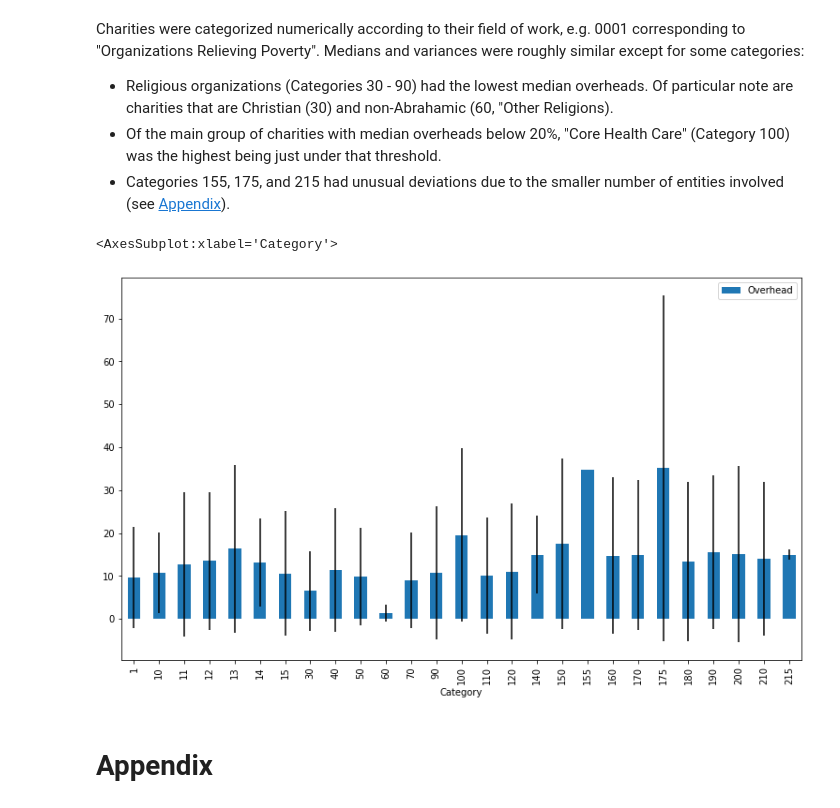
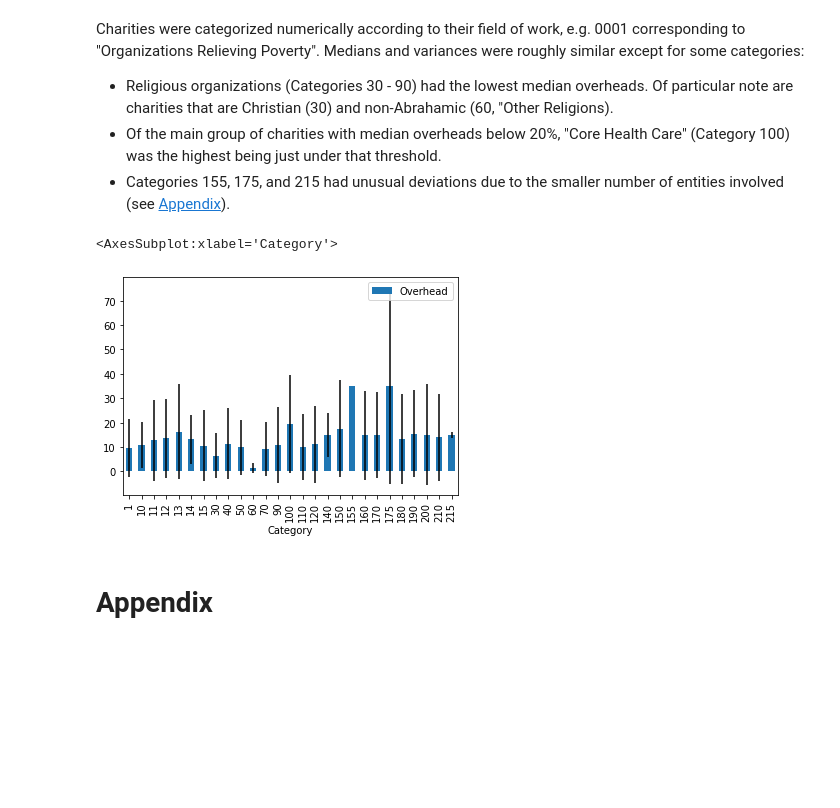
Before and after one commit to carlodghalnin/Canadian_Charity_Overhead_Analysis, a Jupyter notebook: Canada_Charity_Overhead_Analysis.ipynb, the cells around one changed output. Drawn from its saved outputs; the diff is of its cells as text; code cells hidden in the pictures; blank space fills up the shorter version.

```diff
--- a/Canada_Charity_Overhead_Analysis.ipynb
+++ b/Canada_Charity_Overhead_Analysis.ipynb
@@ -209,15 +177,11 @@ Charities were categorized numerically according to their field of work, e.g. 00
 # %%
 categories = df.groupby('Category', as_index=False).median()
 cerr = df.groupby('Category')['Overhead'].apply(robust.mad)
 
-categories.plot.bar(
-    'Category',
-    'Overhead',
-    yerr = cerr,
-    figsize=(13,7.5))
+categories.plot.bar('Category', 'Overhead', yerr = cerr)
 # %% [output]
 <AxesSubplot:xlabel='Category'>
-[figure, old version]
+[figure, new version]
 # %% [markdown]
 <h1>Appendix</h1>
 # %% [markdown]
```
Also changed, not shown: parts of 16 cells of this notebook.
